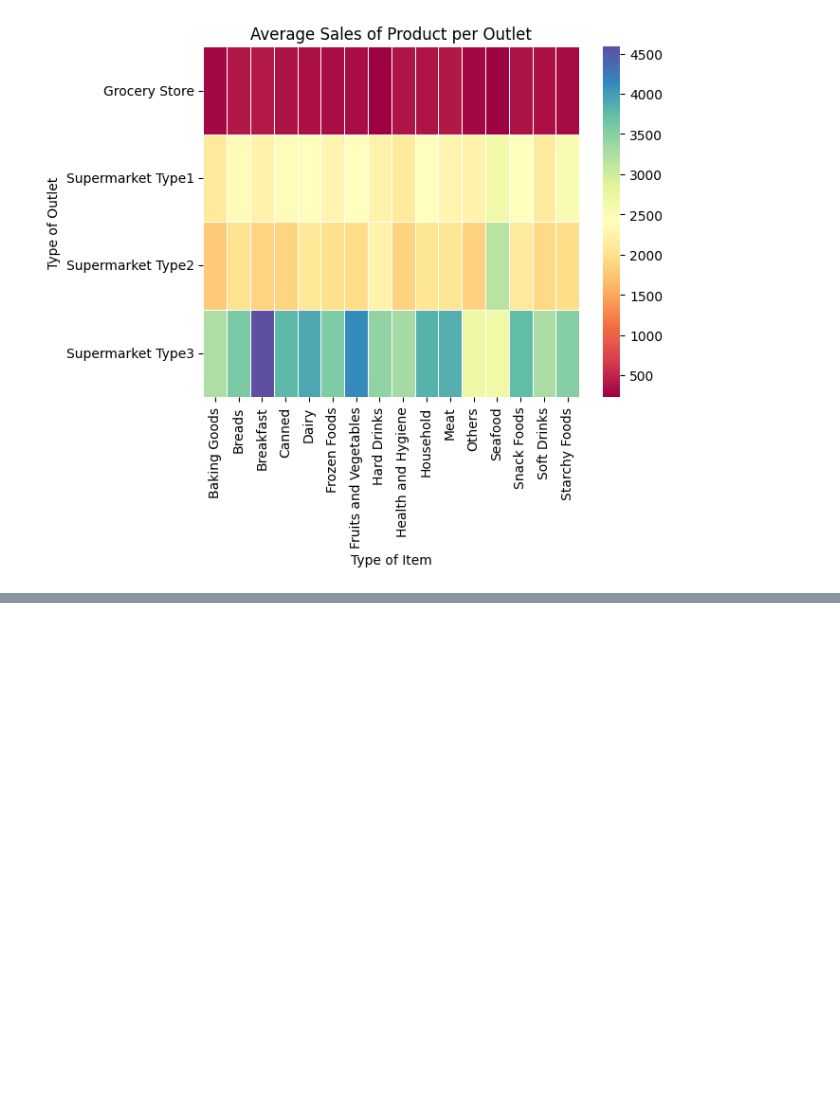
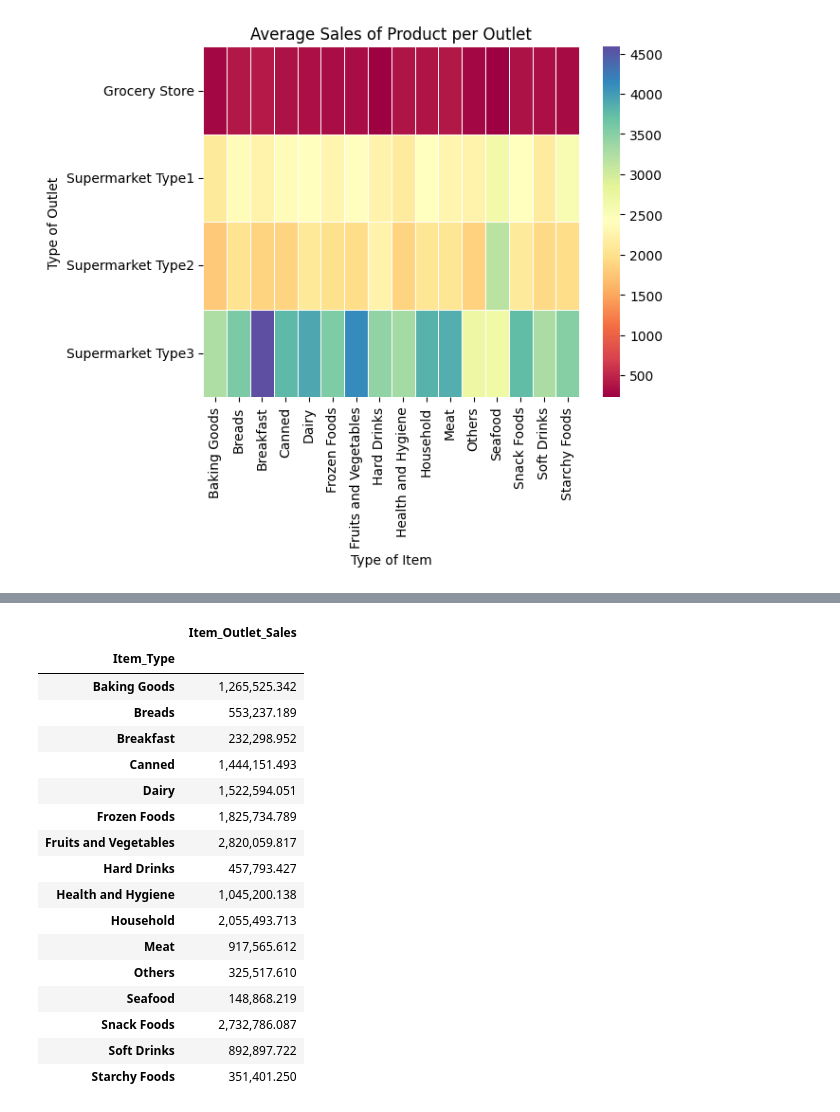
Before and after one commit to velascogringo/Sales_Prediction, a Jupyter notebook: Sales_Prediction_Core.ipynb, the cells around one changed output, grey strips where cells are left out. Drawn from its saved outputs; the diff is of its cells as text; code cells hidden in the pictures; blank space fills up the shorter version.

```diff
--- a/Sales_Prediction_Core.ipynb
+++ b/Sales_Prediction_Core.ipynb
@@ -383,0 +394,23 @@ Text(0.5, 23.52222222222222, 'Type of Item')
+# %%
+dfgrp = df.groupby(['Item_Type'])[['Item_Outlet_Sales']].sum()
+dfgrp
+#check total sales of each product
+# %% [output]
+|  | Item_Outlet_Sales |
+| Item_Type |  |
+| Baking Goods | 1,265,525.342 |
+| Breads | 553,237.189 |
+| Breakfast | 232,298.952 |
+| Canned | 1,444,151.493 |
+| Dairy | 1,522,594.051 |
+| Frozen Foods | 1,825,734.789 |
+| Fruits and Vegetables | 2,820,059.817 |
+| Hard Drinks | 457,793.427 |
+| Health and Hygiene | 1,045,200.138 |
+| Household | 2,055,493.713 |
+| Meat | 917,565.612 |
+| Others | 325,517.610 |
+| Seafood | 148,868.219 |
+| Snack Foods | 2,732,786.087 |
+| Soft Drinks | 892,897.722 |
+| Starchy Foods | 351,401.250 |
```
Also changed, not shown: parts of 9 cells of this notebook.
